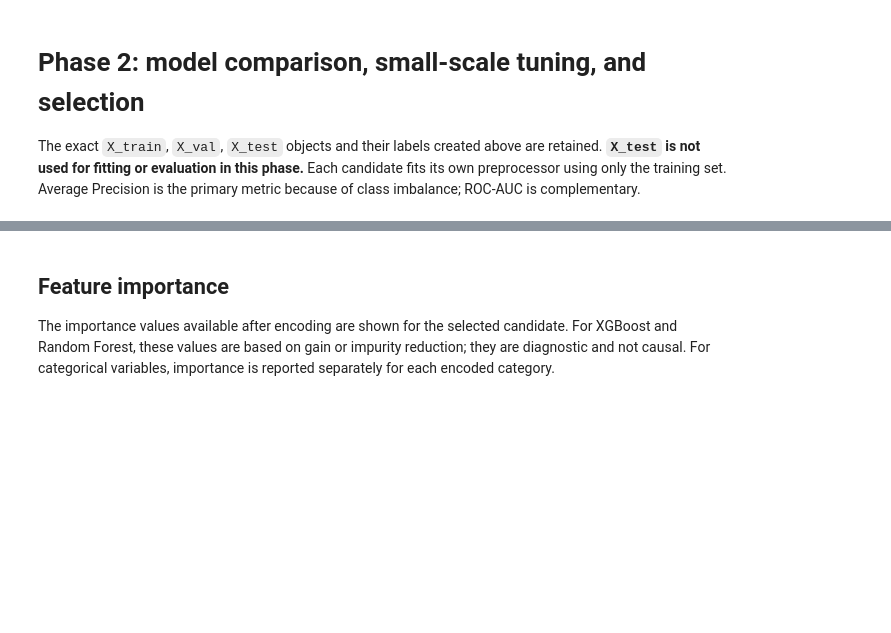
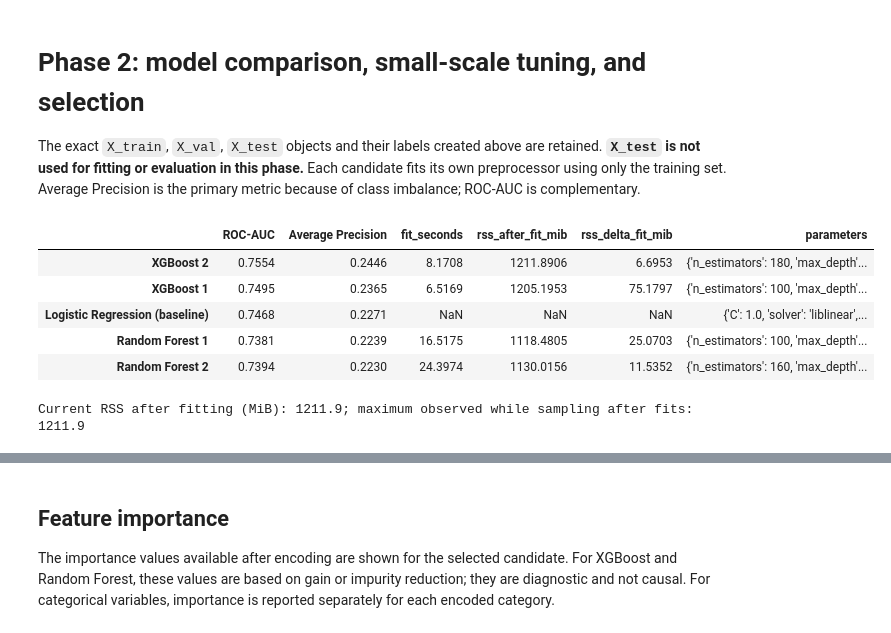
Before and after one commit to LE0ST/home-credit-risk-api, a Jupyter notebook: notebook.ipynb, the cells around one changed output, grey strips where cells are left out. Saved outputs shown, nothing was run; the diff lists cells and outputs as text; code cells hidden in the pictures; blank space fills up the shorter version.

```diff
--- a/notebook.ipynb
+++ b/notebook.ipynb
@@ -218,35 +251,43 @@ def record_candidate(name, estimator, params):
                      "rss_delta_fit_mib": rss_after-rss_before})
 
 # Keep the random forest configurations small to limit memory and runtime.
 rf_settings = [
     {"n_estimators": 100, "max_depth": 12, "min_samples_leaf": 50, "max_features": "sqrt"},
     {"n_estimators": 160, "max_depth": 16, "min_samples_leaf": 100, "max_features": "sqrt"},
 ]
 for i, params in enumerate(rf_settings, start=1):
     record_candidate(f"Random Forest {i}",
         RandomForestClassifier(**params, n_jobs=2, random_state=42, class_weight=None), params)
 
 xgb_settings = [
     {"n_estimators": 100, "max_depth": 3, "learning_rate": 0.08, "min_child_weight": 10},
     {"n_estimators": 180, "max_depth": 4, "learning_rate": 0.06, "min_child_weight": 10},
 ]
 for i, params in enumerate(xgb_settings, start=1):
     record_candidate(f"XGBoost {i}",
         XGBClassifier(**params, subsample=0.8, colsample_bytree=0.8,
                       reg_lambda=5, max_bin=128, tree_method="hist",
                       n_jobs=2, random_state=42, eval_metric="logloss",
                       objective="binary:logistic"), params)
 
-comparison = pd.DataFrame(fit_rows).set_index("modelo")
+comparison = pd.DataFrame(fit_rows).set_index("model")
 baseline_scores = candidates["Logistic Regression (baseline)"][2]
 baseline_row = pd.DataFrame([{"ROC-AUC": roc_auc_score(y_val, baseline_scores),
     "Average Precision": average_precision_score(y_val, baseline_scores),
-    "segundos_fit": np.nan, "rss_after_fit_mib": np.nan, "rss_delta_fit_mib": np.nan}],
+    "fit_seconds": np.nan, "rss_after_fit_mib": np.nan, "rss_delta_fit_mib": np.nan}],
     index=["Logistic Regression (baseline)"])
 comparison = pd.concat([baseline_row, comparison])
 comparison["parameters"] = [str(candidates[name][1]) for name in comparison.index]
 display(comparison.sort_values("Average Precision", ascending=False).round(4))
 print(f"Current RSS after fitting (MiB): {process.memory_info().rss/1024**2:.1f}; maximum observed while sampling after fits: {peak_rss_mb:.1f}")
+# %% [output]
+|  | ROC-AUC | Average Precision | fit_seconds | rss_after_fit_mib | rss_delta_fit_mib | parameters |
+| XGBoost 2 | 0.7554 | 0.2446 | 8.1708 | 1211.8906 | 6.6953 | {'n_estimators': 180, 'max_depth'... |
+| XGBoost 1 | 0.7495 | 0.2365 | 6.5169 | 1205.1953 | 75.1797 | {'n_estimators': 100, 'max_depth'... |
+| Logistic Regression (baseline) | 0.7468 | 0.2271 | NaN | NaN | NaN | {'C': 1.0, 'solver': 'liblinear',... |
+| Random Forest 1 | 0.7381 | 0.2239 | 16.5175 | 1118.4805 | 25.0703 | {'n_estimators': 100, 'max_depth'... |
+| Random Forest 2 | 0.7394 | 0.2230 | 24.3974 | 1130.0156 | 11.5352 | {'n_estimators': 160, 'max_depth'... |
+Current RSS after fitting (MiB): 1211.9; maximum observed while sampling after fits: 1211.9
 # %% [markdown]
 ## Precision–Recall curve and decision thresholds
 
```
Also changed, not shown: parts of 9 cells of this notebook, 8 other files.
